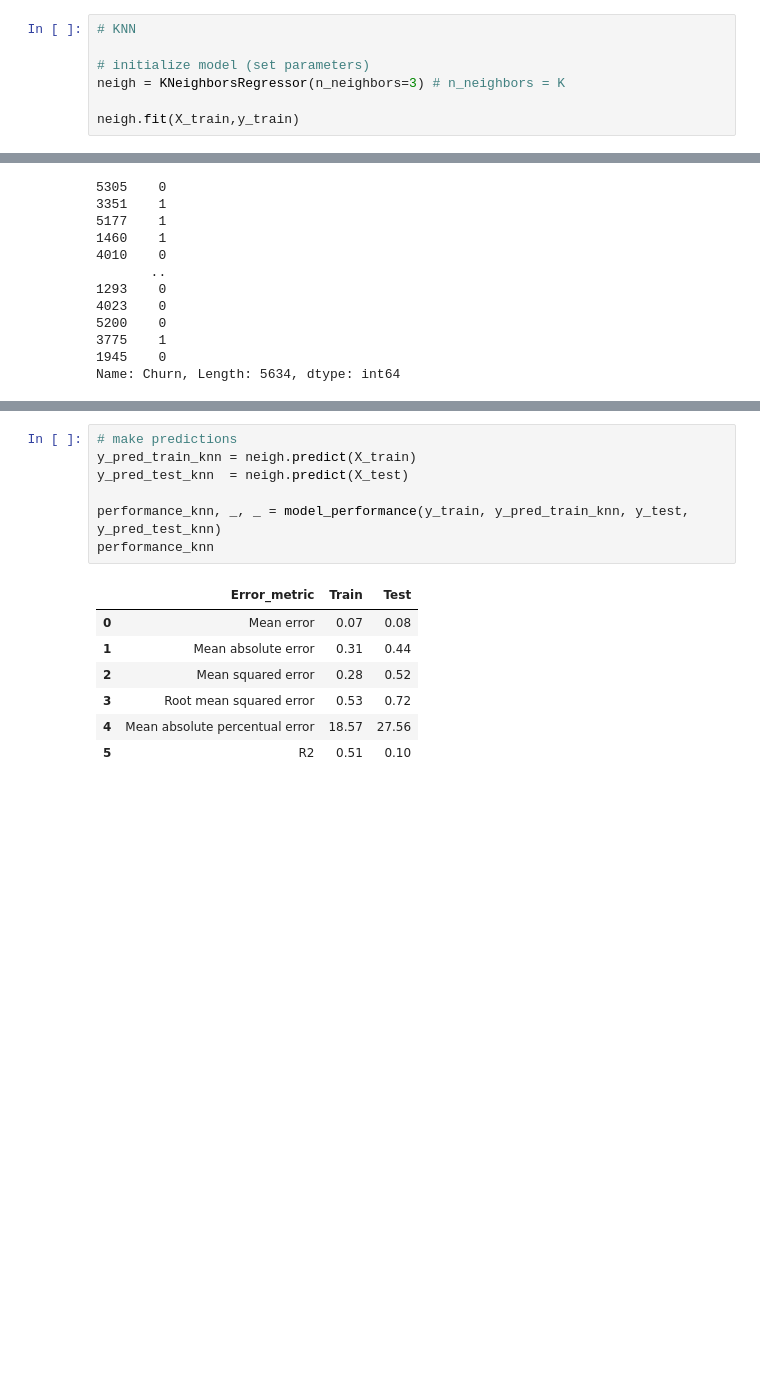
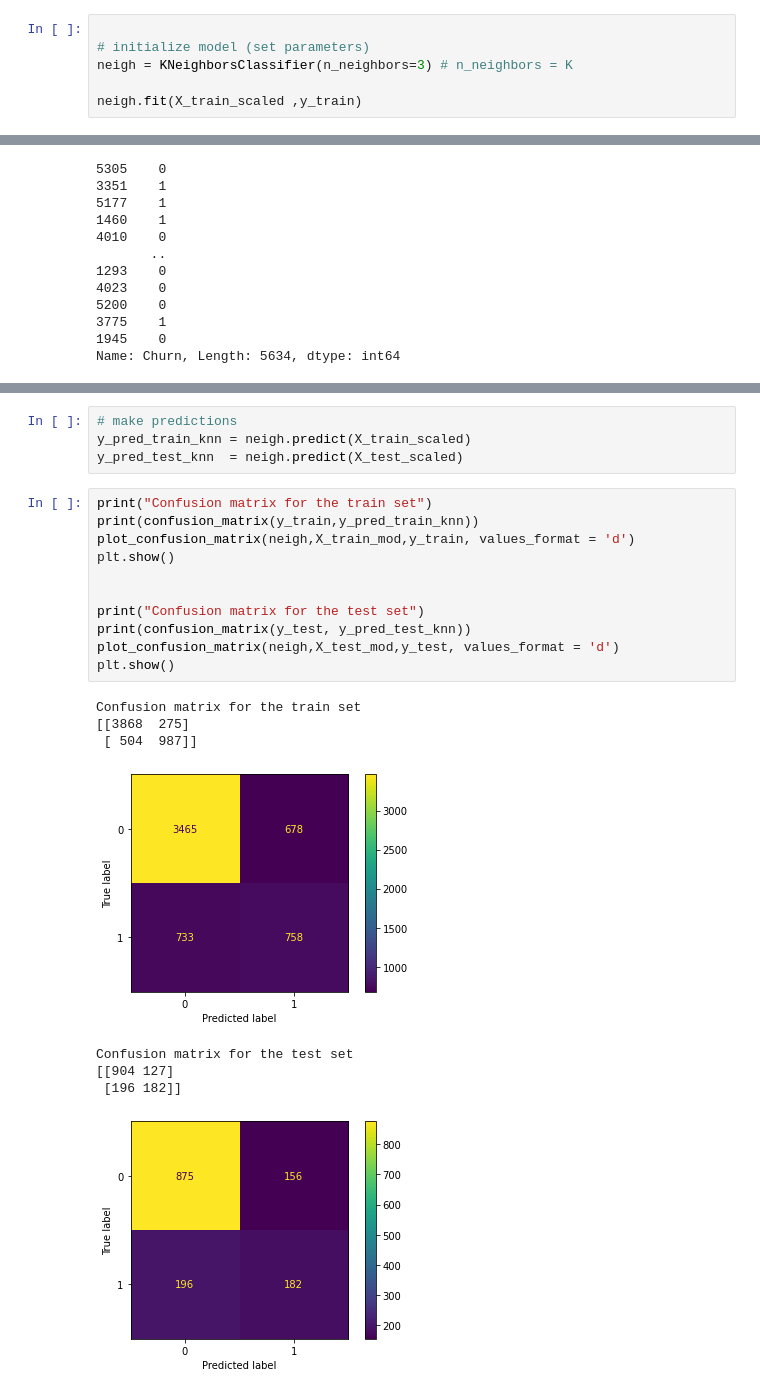
Before and after one commit to solveigg/IronSolveig, a Jupyter notebook: logistical_regression_lab.ipynb, the cells around one changed output, grey strips where cells are left out. Drawn from its saved outputs; the diff is of its cells as text; blank space fills up the shorter version.

```diff
--- a/logistical_regression_lab.ipynb
+++ b/logistical_regression_lab.ipynb
@@ -241,8 +217,7 @@ def model_performance(y_train, y_pred_train, y_test, y_pred_test):
 # %%
-# KNN
 
 # initialize model (set parameters)
-neigh = KNeighborsRegressor(n_neighbors=3) # n_neighbors = K
+neigh = KNeighborsClassifier(n_neighbors=3) # n_neighbors = K
 
-neigh.fit(X_train,y_train)
+neigh.fit(X_train_scaled ,y_train)
 # %% [output]
@@ -265,15 +258,24 @@ Name: Churn, Length: 5634, dtype: int64
 # %%
 # make predictions
-y_pred_train_knn = neigh.predict(X_train)
-y_pred_test_knn  = neigh.predict(X_test)
-
-performance_knn, _, _ = model_performance(y_train, y_pred_train_knn, y_test, y_pred_test_knn)
-performance_knn
+y_pred_train_knn = neigh.predict(X_train_scaled)
+y_pred_test_knn  = neigh.predict(X_test_scaled)
-# %% [output]
-|  | Error_metric | Train | Test |
-| 0 | Mean error | 0.07 | 0.08 |
-| 1 | Mean absolute error | 0.31 | 0.44 |
-| 2 | Mean squared error | 0.28 | 0.52 |
-| 3 | Root mean squared error | 0.53 | 0.72 |
-| 4 | Mean absolute percentual error | 18.57 | 27.56 |
-| 5 | R2 | 0.51 | 0.10 |
+# %%
+print("Confusion matrix for the train set")
+print(confusion_matrix(y_train,y_pred_train_knn))
+plot_confusion_matrix(neigh,X_train_mod,y_train, values_format = 'd')
+plt.show()
+
+
+print("Confusion matrix for the test set")
+print(confusion_matrix(y_test, y_pred_test_knn))
+plot_confusion_matrix(neigh,X_test_mod,y_test, values_format = 'd')
+plt.show()
+# %% [output]
+Confusion matrix for the train set
+[[3868  275]
+ [ 504  987]]
+[figure, added]
+Confusion matrix for the test set
+[[904 127]
+ [196 182]]
+[figure, added]
```
Also changed, not shown: parts of 24 cells of this notebook, 12 other files.
